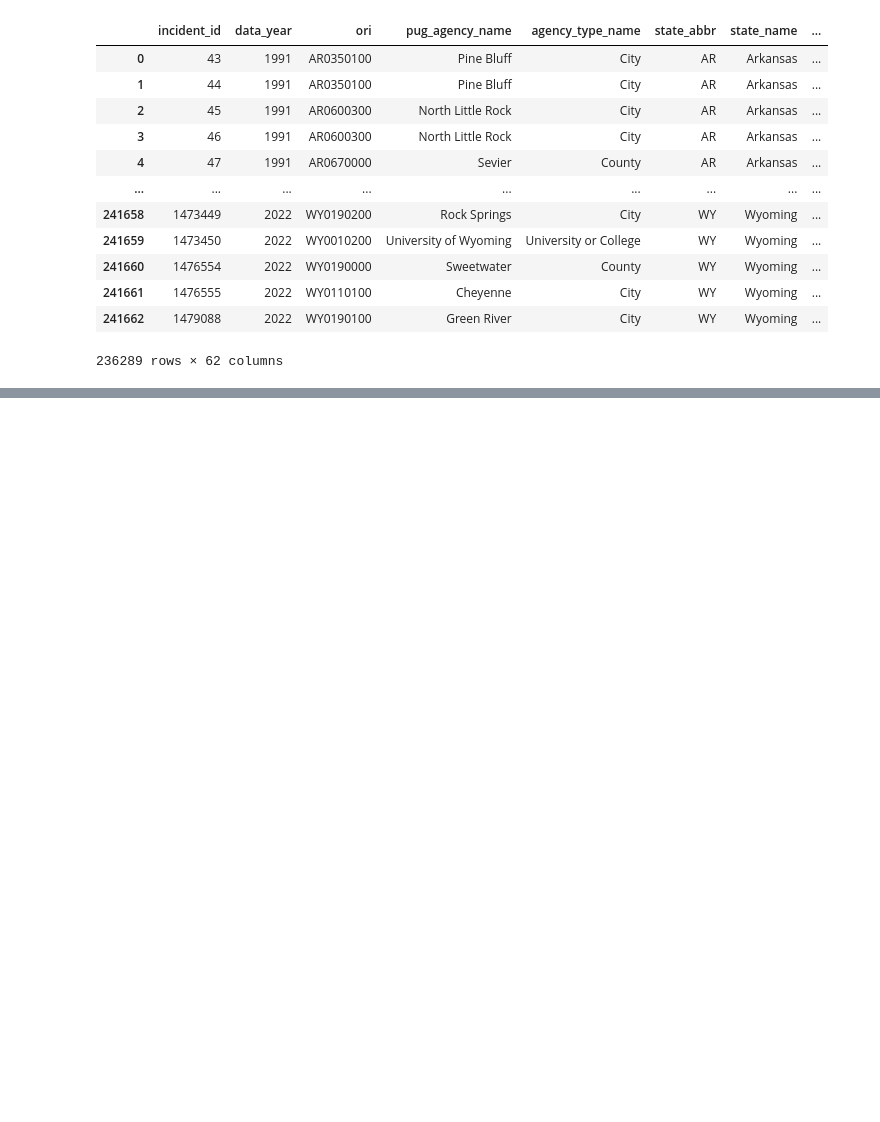
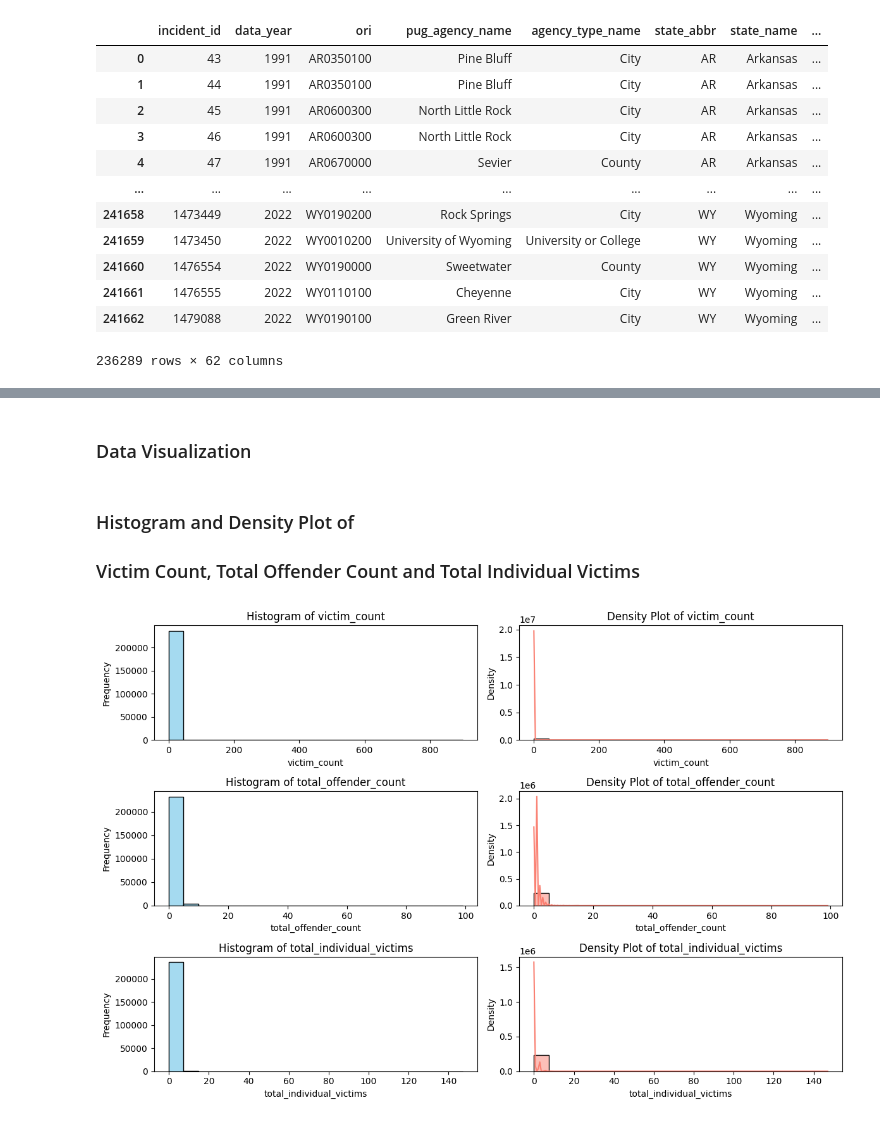
Before and after one commit to UWI-Zess/COMP6940-Project, a Jupyter notebook: main.ipynb, the cells around one changed output, grey strips where cells are left out. Drawn from its saved outputs; the diff is of its cells as text; code cells hidden in the pictures; blank space fills up the shorter version.

Commit message:
Visualization : Histogram, Density Plot, Bar and Pie Chart and Time Plot

```diff
--- a/main.ipynb
+++ b/main.ipynb
@@ -238,0 +297,33 @@ data.to_csv('cleaned_hate_crime.csv', index=False)
+# %% [markdown]
+### Data Visualization
+# %% [markdown]
+### Histogram and Density Plot of
+### Victim Count, Total Offender Count and Total Individual Victims
+# %%
+# Select numerical variables for visualization
+numerical_vars = ['victim_count', 'total_offender_count', 'total_individual_victims']
+
+# Set up the figure and axes for subplots
+fig, axes = plt.subplots(nrows=len(numerical_vars), ncols=2, figsize=(12, 8))
+
+# Create histograms and density plots for each numerical variable
+for i, var in enumerate(numerical_vars):
+    # Histogram
+    sns.histplot(data[var], ax=axes[i][0], kde=False, color='skyblue', bins=20)
+    axes[i][0].set_title(f'Histogram of {var}')
+    axes[i][0].set_xlabel(var)
+    axes[i][0].set_ylabel('Frequency')
+
+    # Density plot
+    sns.histplot(data[var], ax=axes[i][1], kde=True, color='salmon', bins=20)
+    axes[i][1].set_title(f'Density Plot of {var}')
+    axes[i][1].set_xlabel(var)
+    axes[i][1].set_ylabel('Density')
+
+# Adjust layout to prevent overlap
+plt.tight_layout()
+
+# Show the plots
+plt.show()
+# %% [output]
+[figure, added]
```
Also changed, not shown: parts of 16 cells of this notebook.
